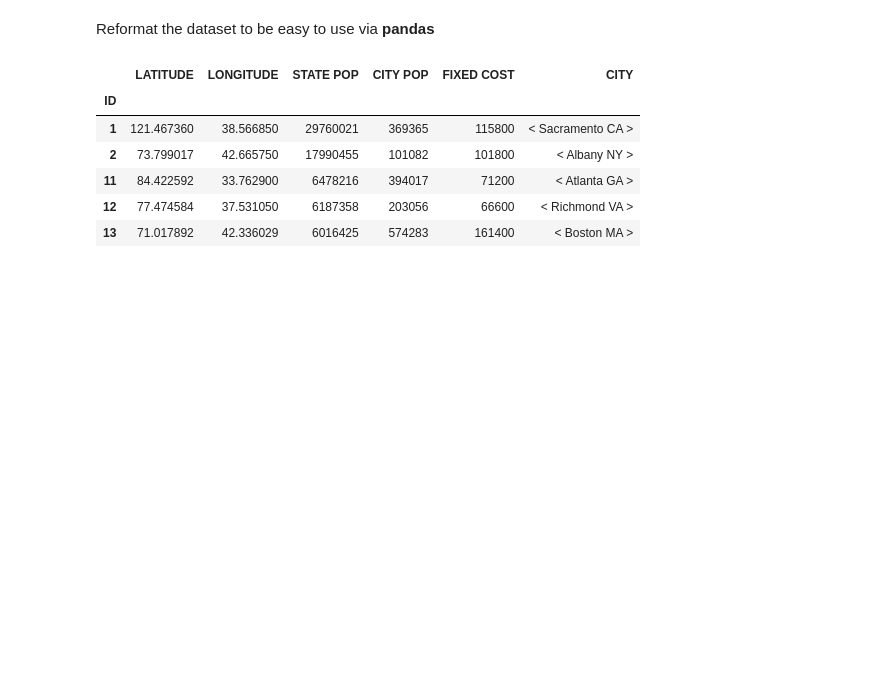
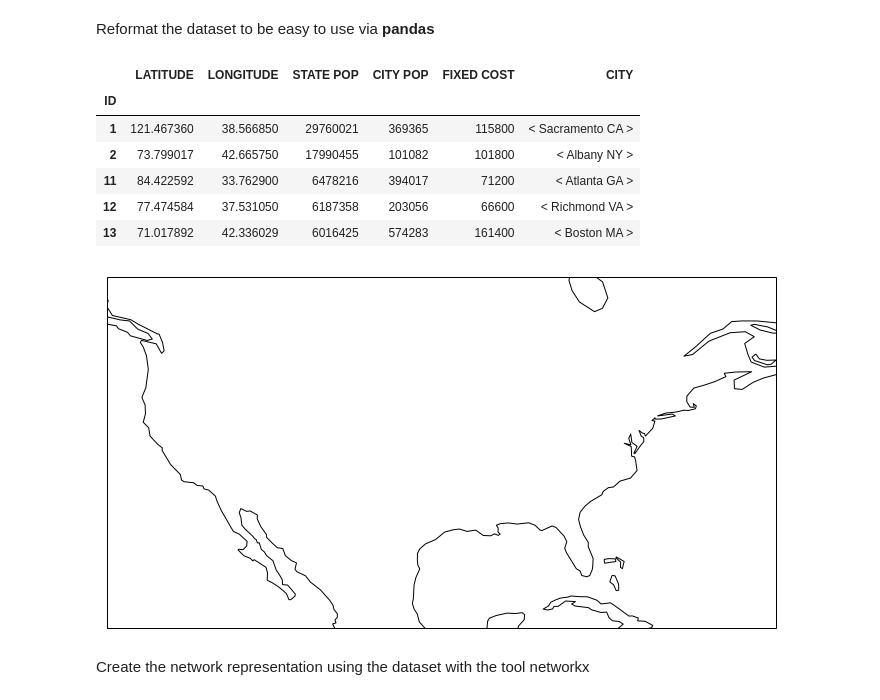
Before and after one commit to xNok/OR_NETWORK-AND-DISCRETE-LOCATION, a Jupyter notebook: POC-Represent datasets.ipynb, the cells around one changed output. Cells and saved outputs as stored; diff of their text form; code cells hidden in the pictures; blank space fills up the shorter version.

Commit message:
feat: poc spacial data visualisation

```diff
--- a/POC-Represent datasets.ipynb
+++ b/POC-Represent datasets.ipynb
@@ -46,3 +46,22 @@ df.head()
 | 11 | 84.422592 | 33.762900 | 6478216 | 394017 | 71200 | < Atlanta GA > |
 | 12 | 77.474584 | 37.531050 | 6187358 | 203056 | 66600 | < Richmond VA > |
 | 13 | 71.017892 | 42.336029 | 6016425 | 574283 | 161400 | < Boston MA > |
+# %%
+import matplotlib.pyplot as plt
+
+from IPython.display import Image
+%matplotlib inline
+# Cqrtogrophy librqry for maps background
+import cartopy.crs as ccrs
+
+crs = ccrs.PlateCarree()
+fig, ax = plt.subplots(
+    1, 1, figsize=(12, 10),
+    subplot_kw=dict(projection=crs))
+ax.coastlines()
+# Extent of continental US.
+ax.set_extent([-128, -62, 20, 50])
+# %% [output]
+[figure, added]
+# %% [markdown]
+Create the network representation using the dataset with the tool networkx
```
Also changed, not shown: parts of 3 cells of this notebook, 1 other file.
